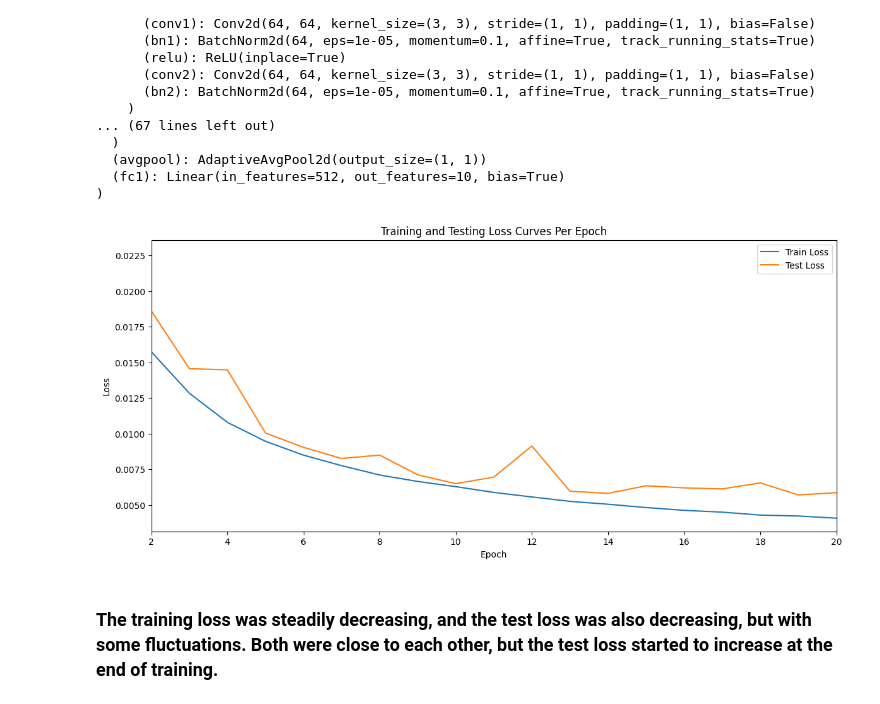
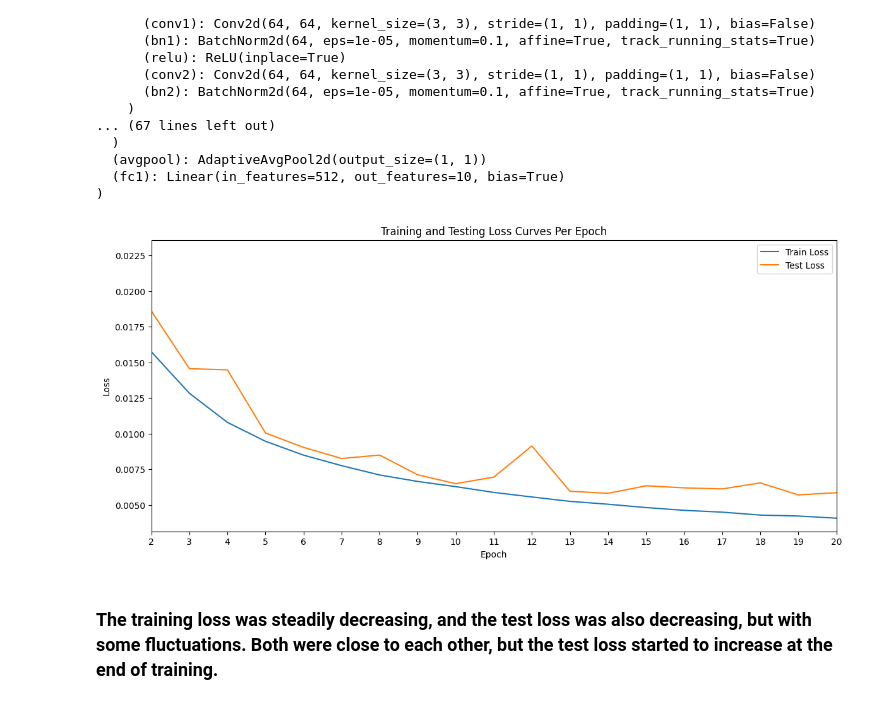
Before and after one commit to AhmedElshazlyAE/CNN-Image-Classifier, a Jupyter notebook: ResNetFromScratch+Data-Augmentation.ipynb, the cells around one changed output. Cells and saved outputs as stored; diff of their text form; code cells hidden in the pictures.

```diff
--- a/ResNetFromScratch+Data-Augmentation.ipynb
+++ b/ResNetFromScratch+Data-Augmentation.ipynb
@@ -393,18 +393,18 @@ if not SAVE_MODEL:
 # %%
 # Plotting Training and Testing Loss Curves
 plt.figure(figsize=(14, 6))
 sns.lineplot(data=train_loss_table, x="Epoch", y="Loss", label="Train Loss")
 sns.lineplot(data=test_loss_table, x="Epoch", y="Loss", label="Test Loss")
 plt.xlabel("Epoch")
 plt.ylabel("Loss")
 plt.title("Training and Testing Loss Curves Per Epoch")
-# setting x ticks to be every 2 epochs
-plt.xticks(range(2, 21, 2))
+# setting x ticks to be every epoch
+plt.xticks(train_accuracy_table["Epoch"])
 plt.xlim(2, 20)
 plt.legend()
 plt.show()
 # %% [output]
-[figure, old version]
+[figure, new version]
 # %% [markdown]
 ### The training loss was steadily decreasing, and the test loss was also decreasing, but with some fluctuations. Both were close to each other, but the test loss started to increase at the end of training.
 # %%
```
Also changed, not shown: parts of 1 cell of this notebook, 2 other files.
